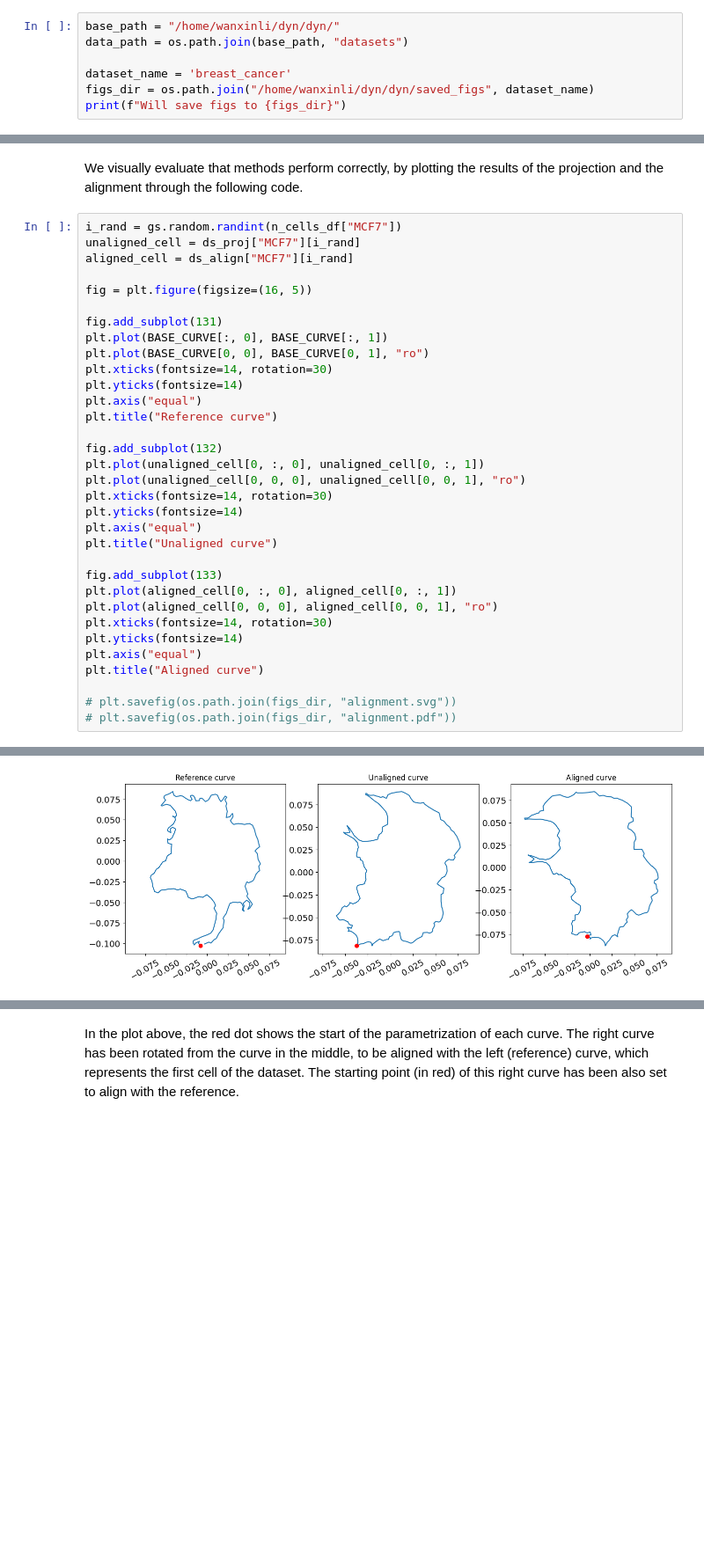
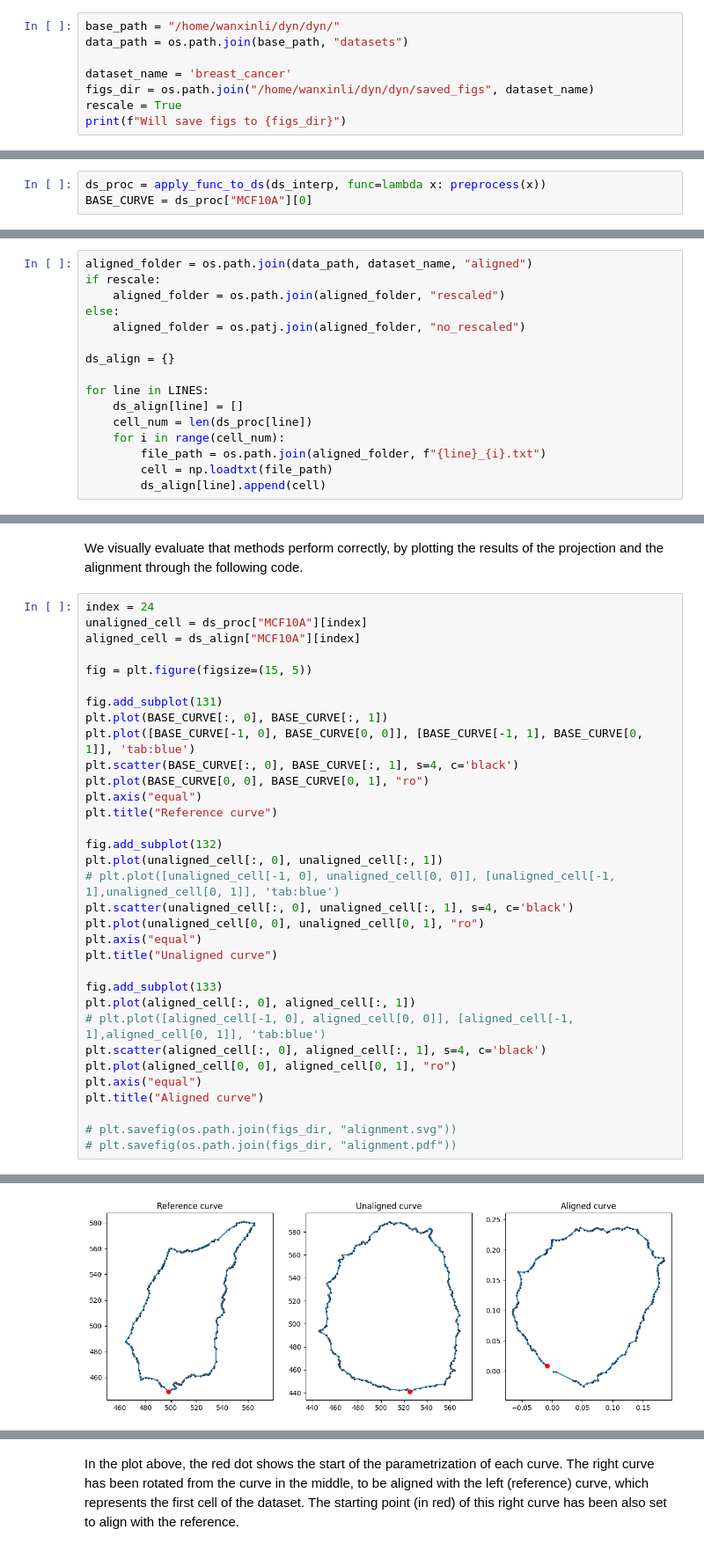
Before and after one commit to wxli0/dyn, a Jupyter notebook: dyn/notebooks/breast_cancer_analysis.ipynb, the cells around one changed output, grey strips where cells are left out. Shown at 88% size. Saved outputs shown, nothing was run; the diff lists cells and outputs as text; blank space fills up the shorter version.

```diff
--- a/dyn/notebooks/breast_cancer_analysis.ipynb
+++ b/dyn/notebooks/breast_cancer_analysis.ipynb
@@ -26,6 +26,7 @@ data_path = os.path.join(base_path, "datasets")
 
 dataset_name = 'breast_cancer'
 figs_dir = os.path.join("/home/wanxinli/dyn/dyn/saved_figs", dataset_name)
+rescale = True
 print(f"Will save figs to {figs_dir}")
 # %% [output]
 Will save figs to /home/wanxinli/dyn/dyn/saved_figs/breast_cancer
@@ -425,0 +310,3 @@ Shape of BASE_CURVE: (200, 2)
+# %%
+ds_proc = apply_func_to_ds(ds_interp, func=lambda x: preprocess(x))
+BASE_CURVE = ds_proc["MCF10A"][0]
@@ -425,0 +315,16 @@ Shape of BASE_CURVE: (200, 2)
+# %%
+aligned_folder = os.path.join(data_path, dataset_name, "aligned")
+if rescale:
+    aligned_folder = os.path.join(aligned_folder, "rescaled")
+else:
+    aligned_folder = os.patj.join(aligned_folder, "no_rescaled")
+
+ds_align = {}
+
+for line in LINES:
+    ds_align[line] = []
+    cell_num = len(ds_proc[line])
+    for i in range(cell_num):
+        file_path = os.path.join(aligned_folder, f"{line}_{i}.txt")
+        cell = np.loadtxt(file_path)
+        ds_align[line].append(cell)
@@ -426,38 +340,38 @@ Shape of BASE_CURVE: (200, 2)
 # %% [markdown]
 We visually evaluate that methods perform correctly, by plotting the results of the projection and the alignment through the following code.
 # %%
-i_rand = gs.random.randint(n_cells_df["MCF7"])
-unaligned_cell = ds_proj["MCF7"][i_rand]
-aligned_cell = ds_align["MCF7"][i_rand]
+index = 24
+unaligned_cell = ds_proc["MCF10A"][index]
+aligned_cell = ds_align["MCF10A"][index]
 
-fig = plt.figure(figsize=(16, 5))
+fig = plt.figure(figsize=(15, 5))
 
 fig.add_subplot(131)
 plt.plot(BASE_CURVE[:, 0], BASE_CURVE[:, 1])
+plt.plot([BASE_CURVE[-1, 0], BASE_CURVE[0, 0]], [BASE_CURVE[-1, 1], BASE_CURVE[0, 1]], 'tab:blue')
+plt.scatter(BASE_CURVE[:, 0], BASE_CURVE[:, 1], s=4, c='black')
 plt.plot(BASE_CURVE[0, 0], BASE_CURVE[0, 1], "ro")
-plt.xticks(fontsize=14, rotation=30)
-plt.yticks(fontsize=14)
 plt.axis("equal")
 plt.title("Reference curve")
 
 fig.add_subplot(132)
-plt.plot(unaligned_cell[0, :, 0], unaligned_cell[0, :, 1])
-plt.plot(unaligned_cell[0, 0, 0], unaligned_cell[0, 0, 1], "ro")
-plt.xticks(fontsize=14, rotation=30)
-plt.yticks(fontsize=14)
+plt.plot(unaligned_cell[:, 0], unaligned_cell[:, 1])
+# plt.plot([unaligned_cell[-1, 0], unaligned_cell[0, 0]], [unaligned_cell[-1, 1],unaligned_cell[0, 1]], 'tab:blue')
+plt.scatter(unaligned_cell[:, 0], unaligned_cell[:, 1], s=4, c='black')
+plt.plot(unaligned_cell[0, 0], unaligned_cell[0, 1], "ro")
 plt.axis("equal")
 plt.title("Unaligned curve")
 
 fig.add_subplot(133)
-plt.plot(aligned_cell[0, :, 0], aligned_cell[0, :, 1])
-plt.plot(aligned_cell[0, 0, 0], aligned_cell[0, 0, 1], "ro")
-plt.xticks(fontsize=14, rotation=30)
-plt.yticks(fontsize=14)
+plt.plot(aligned_cell[:, 0], aligned_cell[:, 1])
+# plt.plot([aligned_cell[-1, 0], aligned_cell[0, 0]], [aligned_cell[-1, 1],aligned_cell[0, 1]], 'tab:blue')
+plt.scatter(aligned_cell[:, 0], aligned_cell[:, 1], s=4, c='black')
+plt.plot(aligned_cell[0, 0], aligned_cell[0, 1], "ro")
 plt.axis("equal")
 plt.title("Aligned curve")
 
 # plt.savefig(os.path.join(figs_dir, "alignment.svg"))
 # plt.savefig(os.path.join(figs_dir, "alignment.pdf"))
 # %% [output]
 Text(0.5, 1.0, 'Aligned curve')
-[figure, old version]
+[figure, new version]
```
Also changed, not shown: parts of 67 cells of this notebook, 3 other files.
